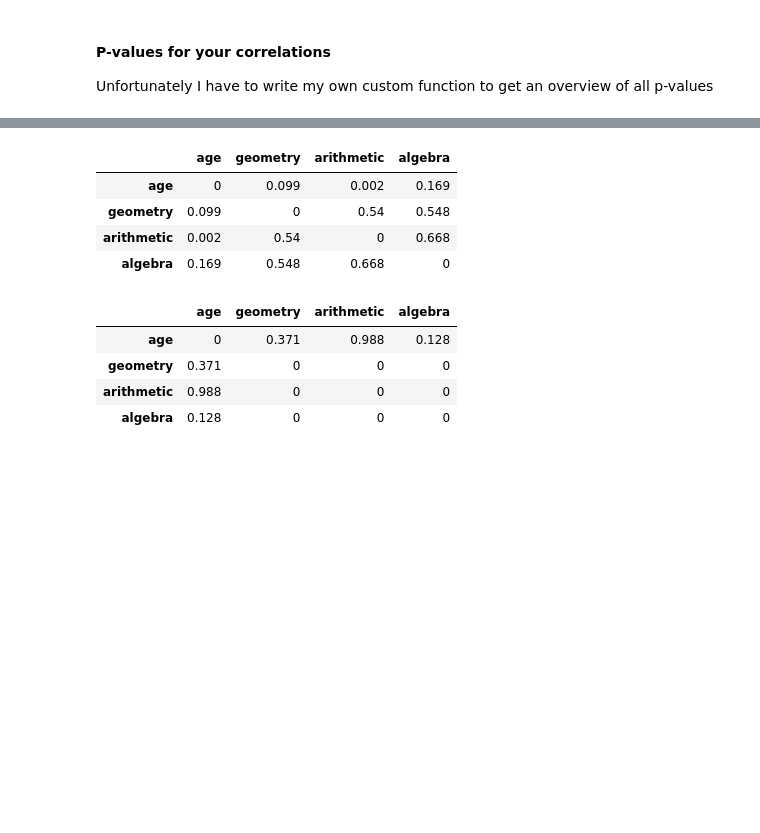
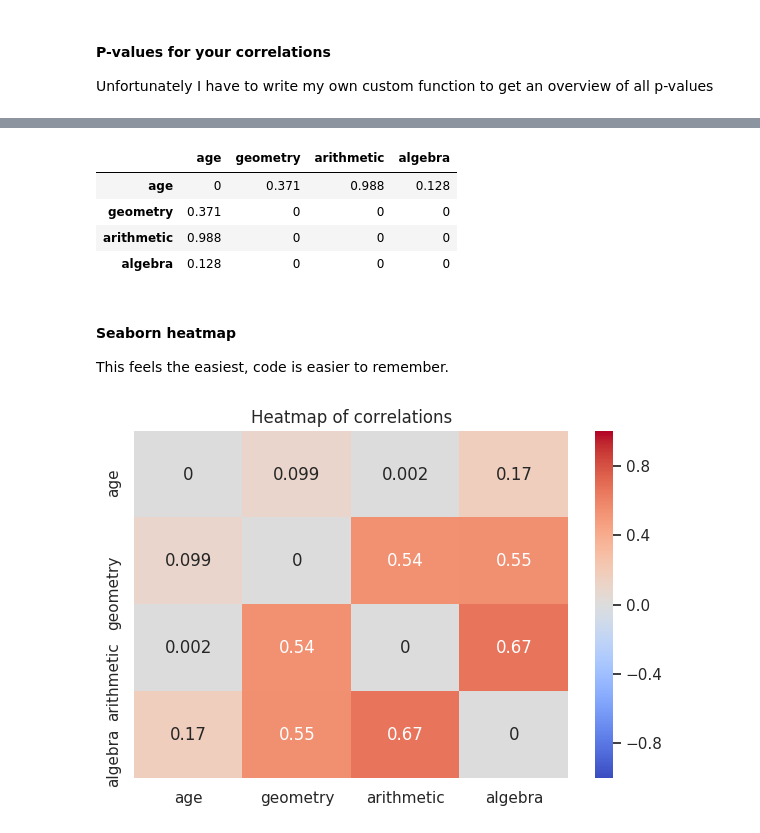
Before and after one commit to SandervandenOord/M249, a Jupyter notebook: notebooks/3_Multivariate_2_Descriptives_and_Standardization.ipynb, the cells around one changed output, grey strips where cells are left out. Saved outputs shown, nothing was run; the diff lists cells and outputs as text; code cells hidden in the pictures; blank space fills up the shorter version.

Commit message:
seaborn heatmap correlation matrix

```diff
--- a/notebooks/3_Multivariate_2_Descriptives_and_Standardization.ipynb
+++ b/notebooks/3_Multivariate_2_Descriptives_and_Standardization.ipynb
@@ -226,16 +238,17 @@ Check out StackOverflow on this topic: [Stackoverflow correlation matrix][so]
 # %%
-corr_df.style.background_gradient(cmap='coolwarm', axis=None)
+# visualizing the pvalues
+pvalues_df.style.background_gradient(cmap='coolwarm', axis=None)
 # %% [output]
 |  | age | geometry | arithmetic | algebra |
-| age | 0 | 0.099 | 0.002 | 0.169 |
-| geometry | 0.099 | 0 | 0.54 | 0.548 |
-| arithmetic | 0.002 | 0.54 | 0 | 0.668 |
-| algebra | 0.169 | 0.548 | 0.668 | 0 |
+| age | 0 | 0.371 | 0.988 | 0.128 |
+| geometry | 0.371 | 0 | 0 | 0 |
+| arithmetic | 0.988 | 0 | 0 | 0 |
+| algebra | 0.128 | 0 | 0 | 0 |
-# %%
-pvalues_df.style.background_gradient(cmap='coolwarm', axis=None)
-# %% [output]
-|  | age | geometry | arithmetic | algebra |
-| age | 0 | 0.371 | 0.988 | 0.128 |
-| geometry | 0.371 | 0 | 0 | 0 |
-| arithmetic | 0.988 | 0 | 0 | 0 |
-| algebra | 0.128 | 0 | 0 | 0 |
+# %% [markdown]
+#### Seaborn heatmap
+This feels the easiest, code is easier to remember.
+# %%
+ax = sns.heatmap(corr_df, cmap='coolwarm', annot=True, vmin=-1, vmax=1)
+ax.set(title='Heatmap of correlations');
+# %% [output]
+[figure, added]
```
Also changed, not shown: parts of 4 cells of this notebook.
